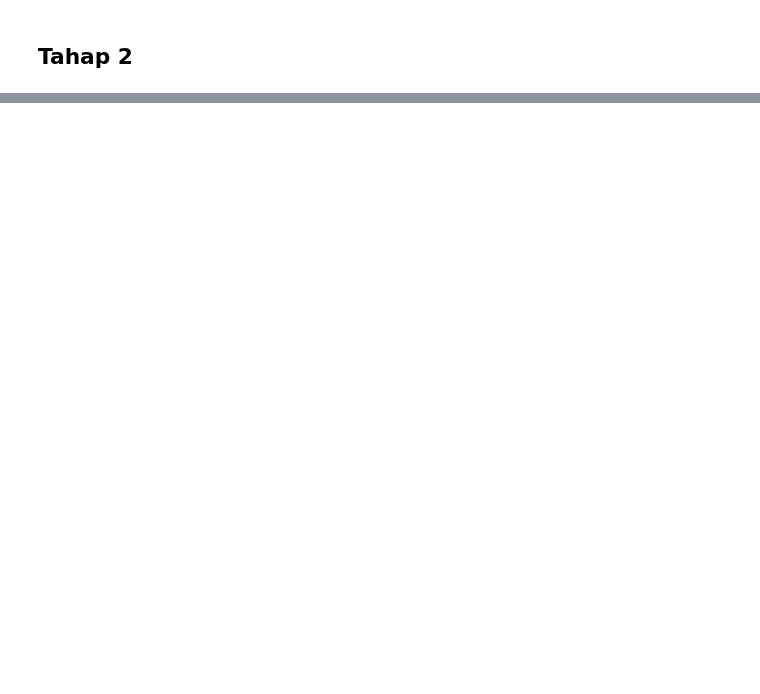
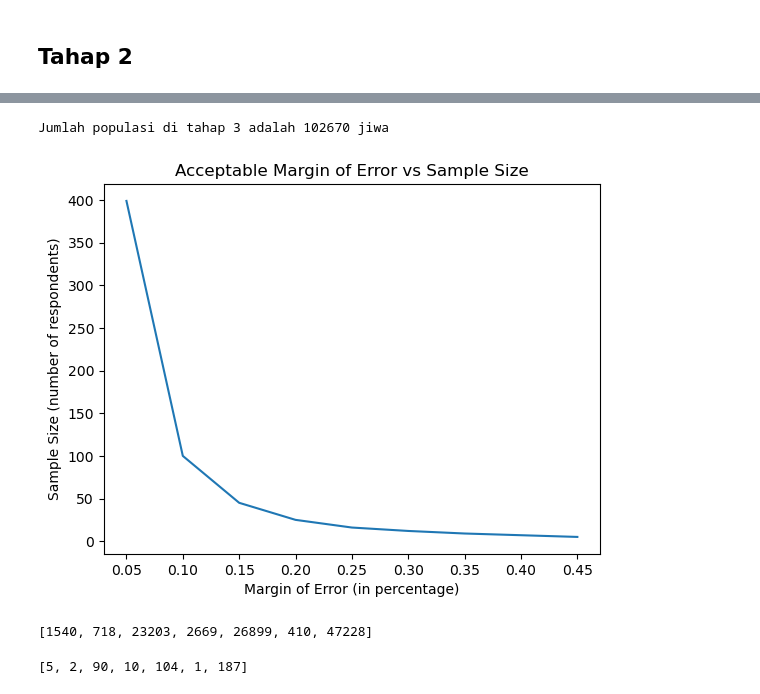
Before and after one commit to akhmadtaufik/project-sampling, a Jupyter notebook: project-sampling.ipynb, the cells around one changed output, grey strips where cells are left out. Saved outputs shown, nothing was run; the diff lists cells and outputs as text; code cells hidden in the pictures; blank space fills up the shorter version.

```diff
--- a/project-sampling.ipynb
+++ b/project-sampling.ipynb
@@ -1416,0 +1517,66 @@ tahap_2_sample
+# %%
+N = tahap_2_sample['jumlah_penduduk'].sum() * 0.3
+
+print(f'Jumlah populasi di tahap 3 adalah {math.ceil(N)} jiwa')
+# %% [output]
+Jumlah populasi di tahap 3 adalah 102670 jiwa
+# %%
+sample_list = []
+MoE = [e for e in np.arange(0.05, 0.5, 0.05)]
+for i in MoE:
+    denom = 1 + (N * i**2)
+
+    n = N / denom
+
+    sample_list.append(math.ceil(n))
+# %%
+# Plotting the relationship between acceptable Margin of Error and Sample Size
+sns.lineplot(x=MoE, y=sample_list)
+
+# Giving the plot a descriptive title
+plt.title("Acceptable Margin of Error vs Sample Size")
+
+# Labeling the X-axis
+plt.xlabel("Margin of Error (in percentage)")
+
+# Labeling the Y-axis
+plt.ylabel("Sample Size (number of respondents)")
+
+# Displaying the plot
+plt.show()
+# %% [output]
+[figure, added]
+# %%
+stratum_name = pekerjaan_data['jenis_pekerjaan'].to_list()
+stratum_prop = pekerjaan_data['proporsi'].to_list()
+
+N_list = []
+
+for i in range(len(stratum_name)):
+    pop = N * stratum_prop[i]
+
+    N_list.append(int(pop))
+
+print(N_list)
+# %% [output]
+[1540, 718, 23203, 2669, 26899, 410, 47228]
+# %%
+n_list = []
+for h in range(len(N_list)):
+    # Get data
+    N_h = N_list[h]
+
+    # Calculate the sample size per strata
+    n_h = sample_list[0] * (N_h/N)
+
+    # For the last strata, you only have to substract the previous strata
+    # with total of sample size
+    if h == 6:
+        n_h = sample_list[0] - np.sum(n_list)
+
+    # Store the sample size
+    n_list.append(int(n_h))
+
+print(n_list)
+# %% [output]
+[5, 2, 90, 10, 104, 1, 187]
```
Also changed, not shown: parts of 14 cells of this notebook.
